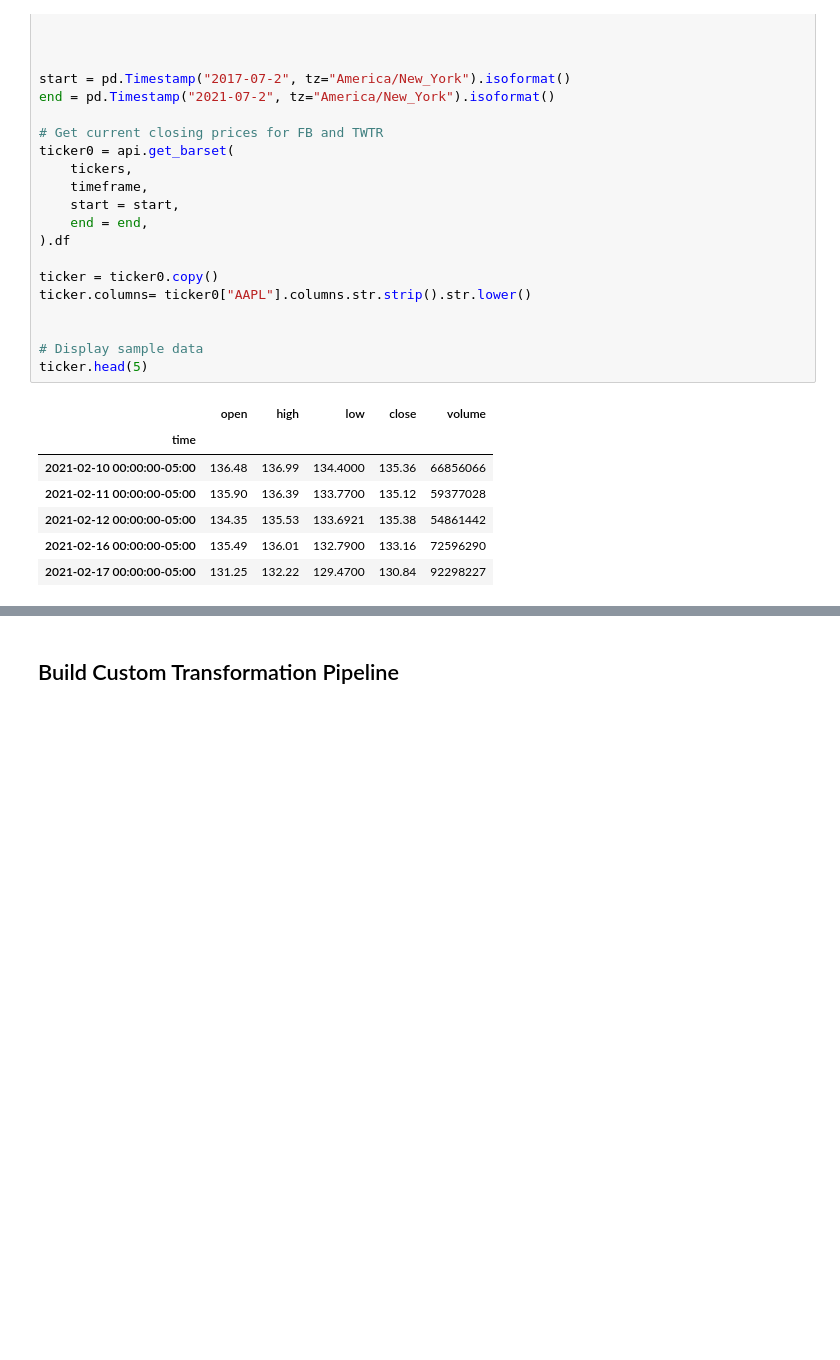
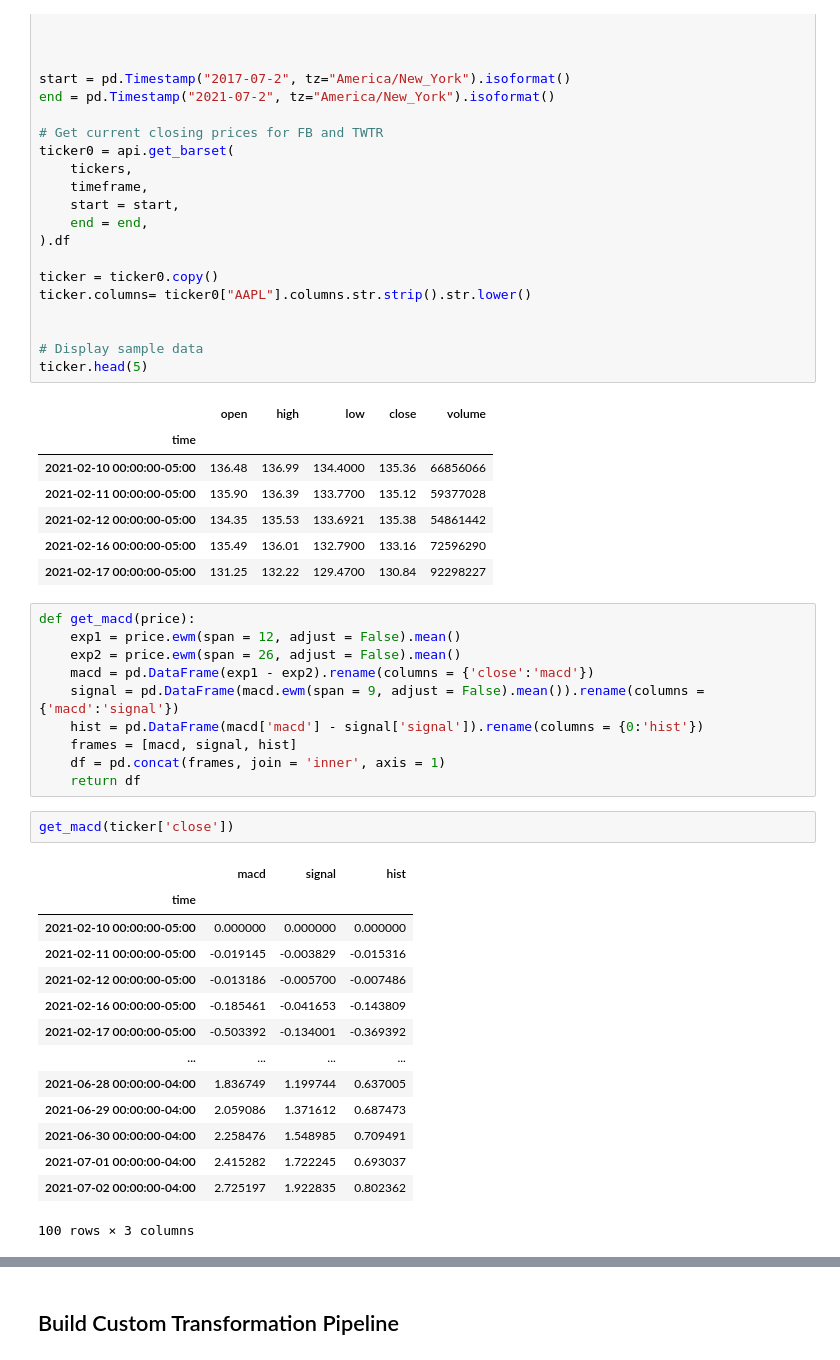
Before and after one commit to 44nash/Trading-Bot-project-2, a Jupyter notebook: pipeline_exploration.ipynb, the cells around one changed output, grey strips where cells are left out. Saved outputs shown, nothing was run; the diff lists cells and outputs as text; blank space fills up the shorter version.

Commit message:
macd works!

```diff
--- a/pipeline_exploration.ipynb
+++ b/pipeline_exploration.ipynb
@@ -145,3 +145,30 @@ ticker.head(5)
 | 2021-02-12 00:00:00-05:00 | 134.35 | 135.53 | 133.6921 | 135.38 | 54861442 |
 | 2021-02-16 00:00:00-05:00 | 135.49 | 136.01 | 132.7900 | 133.16 | 72596290 |
 | 2021-02-17 00:00:00-05:00 | 131.25 | 132.22 | 129.4700 | 130.84 | 92298227 |
+# %%
+def get_macd(price):
+    exp1 = price.ewm(span = 12, adjust = False).mean()
+    exp2 = price.ewm(span = 26, adjust = False).mean()
+    macd = pd.DataFrame(exp1 - exp2).rename(columns = {'close':'macd'})
+    signal = pd.DataFrame(macd.ewm(span = 9, adjust = False).mean()).rename(columns = {'macd':'signal'})
+    hist = pd.DataFrame(macd['macd'] - signal['signal']).rename(columns = {0:'hist'})
+    frames = [macd, signal, hist]
+    df = pd.concat(frames, join = 'inner', axis = 1)
+    return df
+# %%
+get_macd(ticker['close'])
+# %% [output]
+|  | macd | signal | hist |
+| time |  |  |  |
+| 2021-02-10 00:00:00-05:00 | 0.000000 | 0.000000 | 0.000000 |
+| 2021-02-11 00:00:00-05:00 | -0.019145 | -0.003829 | -0.015316 |
+| 2021-02-12 00:00:00-05:00 | -0.013186 | -0.005700 | -0.007486 |
+| 2021-02-16 00:00:00-05:00 | -0.185461 | -0.041653 | -0.143809 |
+| 2021-02-17 00:00:00-05:00 | -0.503392 | -0.134001 | -0.369392 |
+| ... | ... | ... | ... |
+| 2021-06-28 00:00:00-04:00 | 1.836749 | 1.199744 | 0.637005 |
+| 2021-06-29 00:00:00-04:00 | 2.059086 | 1.371612 | 0.687473 |
+| 2021-06-30 00:00:00-04:00 | 2.258476 | 1.548985 | 0.709491 |
+| 2021-07-01 00:00:00-04:00 | 2.415282 | 1.722245 | 0.693037 |
+| 2021-07-02 00:00:00-04:00 | 2.725197 | 1.922835 | 0.802362 |
+100 rows × 3 columns
```
Also changed, not shown: parts of 16 cells of this notebook, 1 other file.
